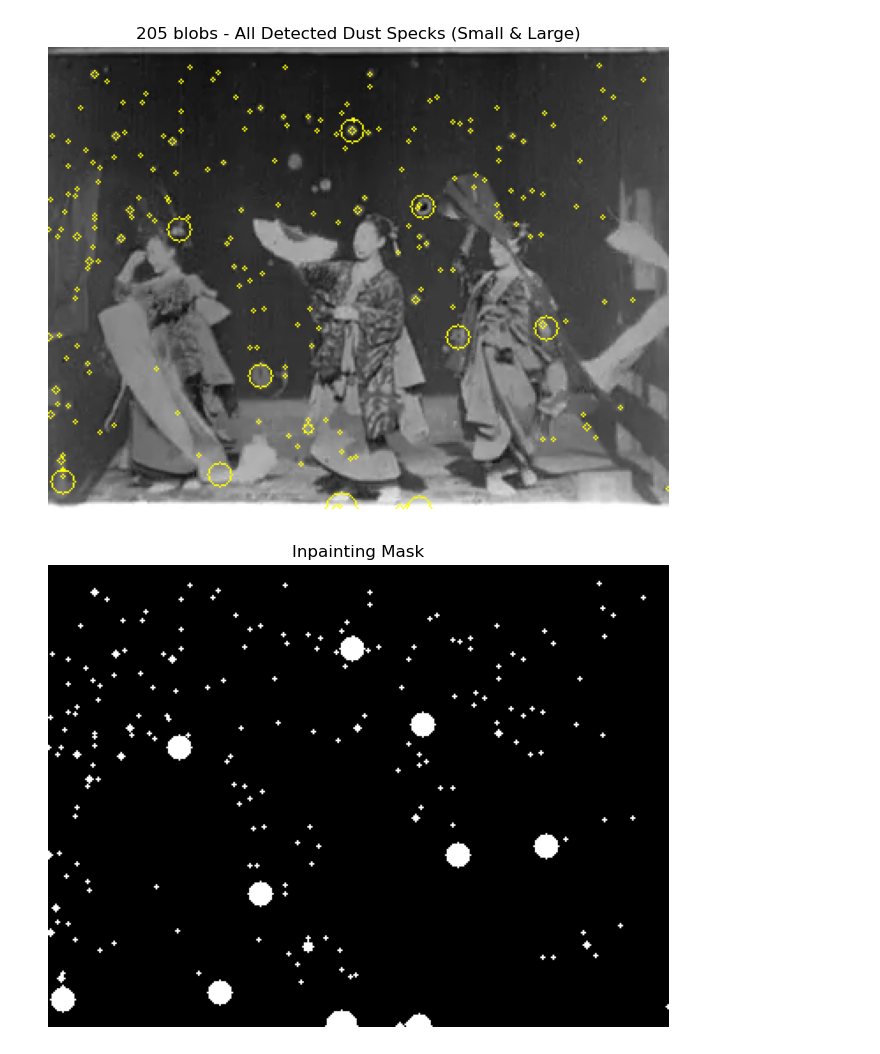
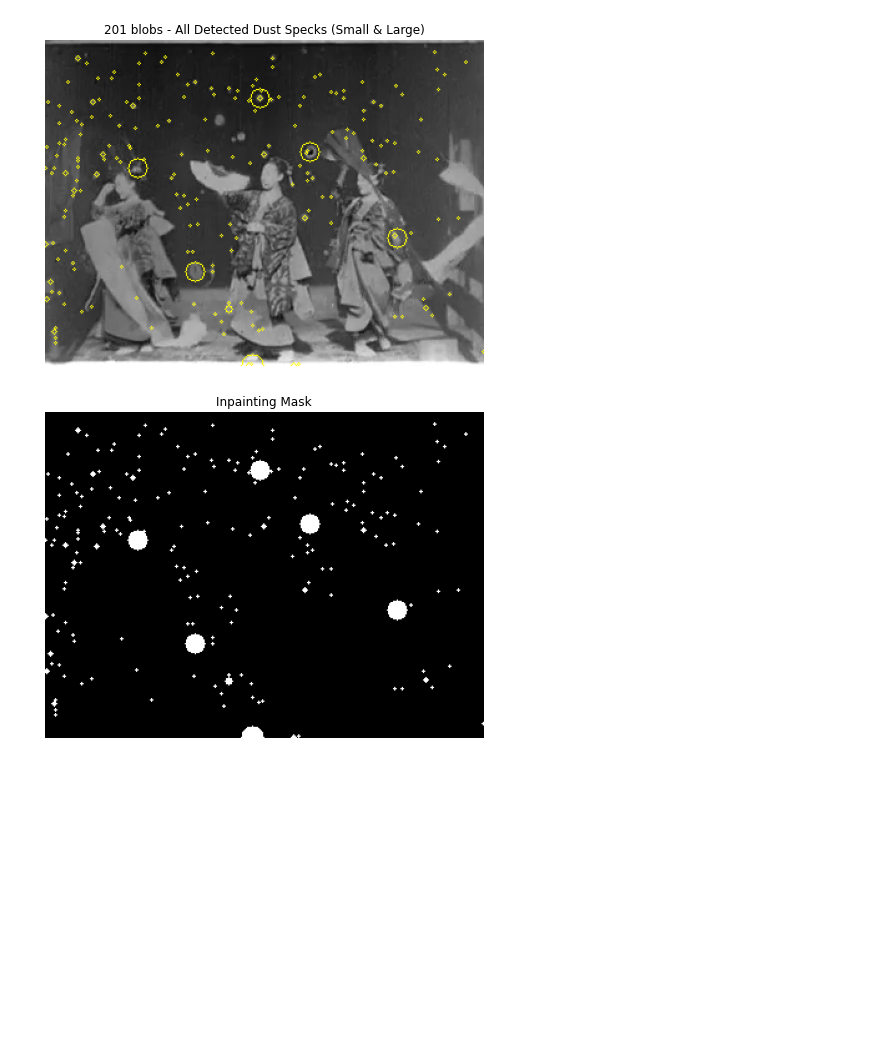
Before and after one commit to phan603/CS543-Final-Project, a Jupyter notebook: CS 543 Degradation Remover.ipynb, the cells around one changed output. Saved outputs shown, nothing was run; the diff lists cells and outputs as text; code cells hidden in the pictures; blank space fills up the shorter version.

Commit message:
Update CS 543 Degradation Remover.ipynb
Update blob detection to filter out false detections based on contrast

```diff
--- a/CS 543 Degradation Remover.ipynb
+++ b/CS 543 Degradation Remover.ipynb
@@ -50,6 +50,7 @@ def blob_detection(gray, freq, texture, min_radius, max_radius, num_sigma, thres
 # %%
 image = Image.open("video1/00000039.png")
 image = np.array(image)
+H,W,_ = image.shape
 gray = cv2.cvtColor(image, cv2.COLOR_BGR2GRAY).astype(np.float32) / 255.0
 
 texture = generic_filter(gray, np.std, size=7)
@@ -72,7 +73,24 @@ TEXTURE_THRESHOLD_LARGE = 0.7
 
 edge_filtered_small = blob_detection(gray, high_freq, texture, MIN_SMALL_RADIUS, MAX_SMALL_RADIUS, NUM_SIGMA_SMALL, THRESHOLD_SMALL, TEXTURE_THRESHOLD_SMALL)
 edge_filtered_large = blob_detection(gray, high_freq, texture, MIN_LARGE_RADIUS, MAX_LARGE_RADIUS, NUM_SIGMA_LARGE, THRESHOLD_LARGE, TEXTURE_THRESHOLD_LARGE)
-all_detected_blobs = np.concatenate([edge_filtered_small, edge_filtered_large], axis=0)
+filtered_large_blobs = []
+contrast_threshold = .25
+#filter large false detections
+for i in range(len(edge_filtered_large)):
+    y,x,r = edge_filtered_large[i]
+    y,x,r = int(y),int(x),int(r)
+    y0 = max(0, y - r)
+    y1 = min(H, y + r + 1)
+    x0 = max(0, x - r)
+    x1 = min(W, x + r + 1)
+    patch = gray[y0:y1, x0:x1]
+
+    if patch.std()/patch.mean() > contrast_threshold:
+        filtered_large_blobs.append([y,x,r])
+
+filtered_large_blobs = np.array(filtered_large_blobs)
+
+all_detected_blobs = np.concatenate([edge_filtered_small, filtered_large_blobs], axis=0)
 
 # ============================================================
 # VISUALIZATION
@@ -90,34 +108,34 @@ plt.show()
 
 # ============================================================
 # MASK CREATION
 # ============================================================
 mask = np.zeros(gray.shape, dtype=np.uint8)
 
 for y, x, r in all_detected_blobs:
     cv2.circle(mask, (int(x), int(y)), int(r), 255, -1)
 
 plt.figure(figsize=(10, 6))
 plt.imshow(mask, cmap="gray")
 plt.title("Inpainting Mask")
 plt.axis("off")
 plt.show()
 
 # ============================================================
 # INPAINTING
 # ============================================================
 restored = cv2.inpaint(image, mask, 3, cv2.INPAINT_NS)
 
 plt.figure(figsize=(10, 6))
 plt.imshow(cv2.cvtColor(restored, cv2.COLOR_BGR2RGB))
 plt.axis("off")
 plt.show()
 
 plt.figure(figsize=(10, 6))
 plt.imshow(cv2.cvtColor(image, cv2.COLOR_BGR2RGB))
 plt.axis("off")
 plt.show()
 # %% [output]
-[figure, old version]
+[figure, new version]
-[figure, old version]
+[figure, new version]
 [figure]
 [figure]
```
Also changed, not shown: parts of 1 cell of this notebook.
